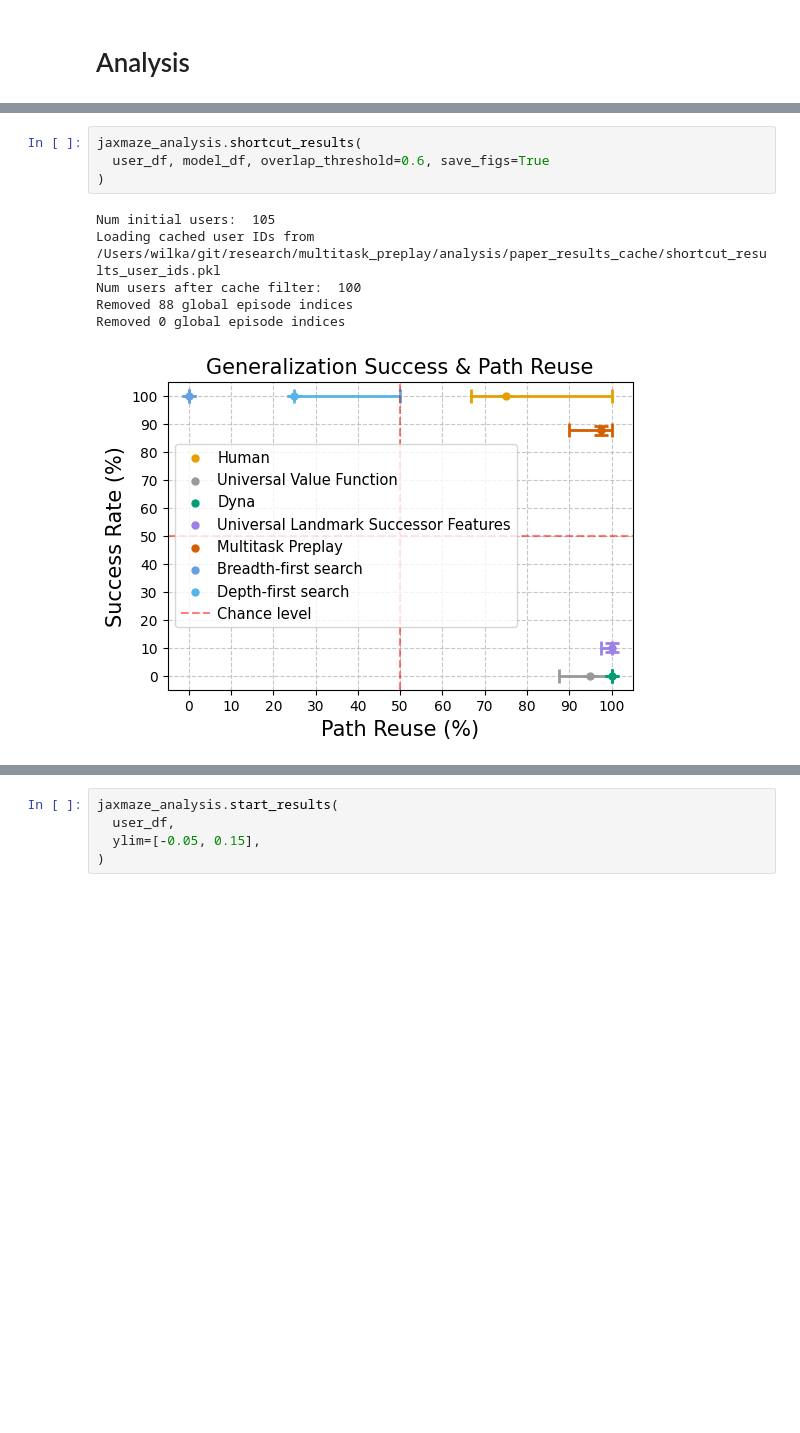
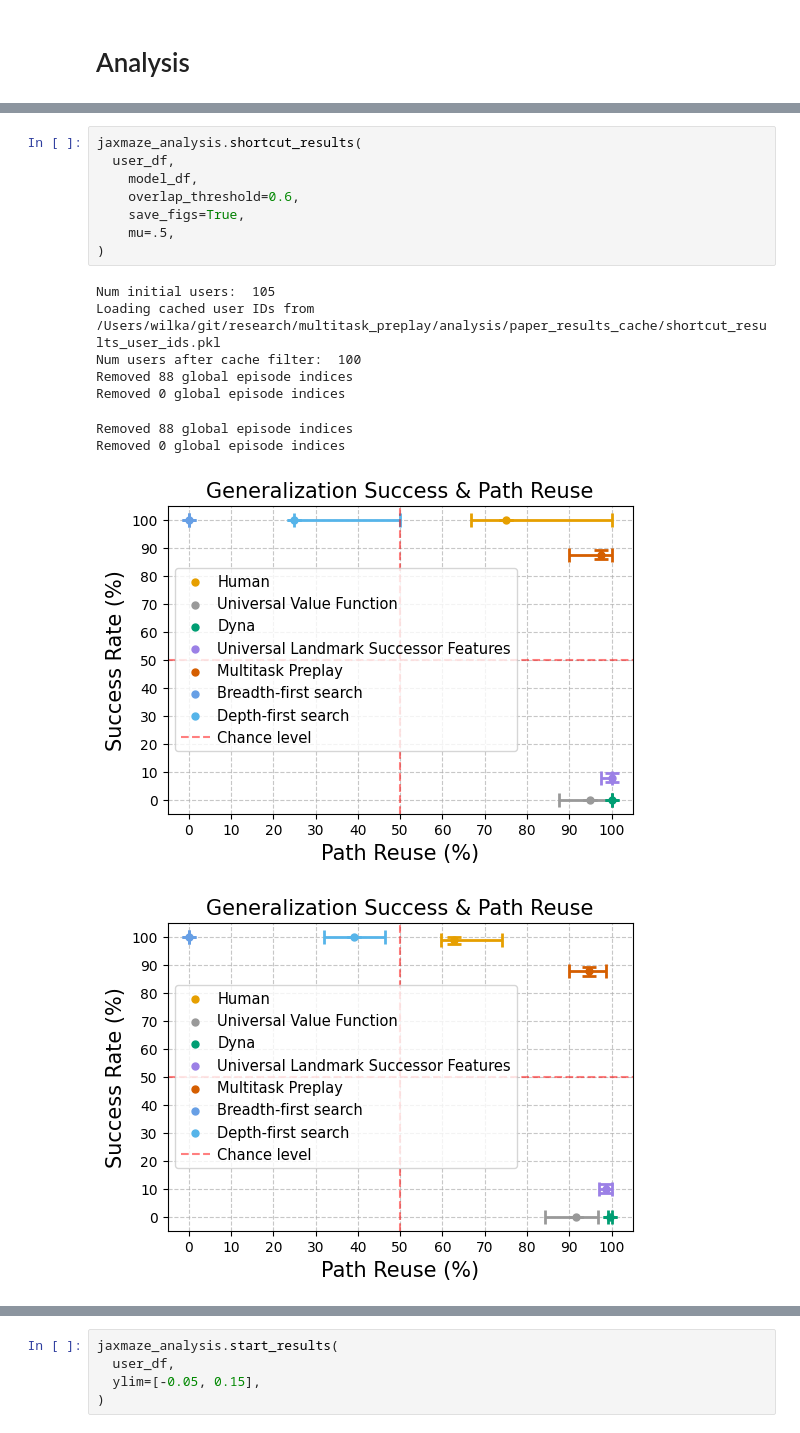
Before and after one commit to wcarvalho/multitask_preplay, a Jupyter notebook: figures/jaxmaze_results.ipynb, the cells around one changed output, grey strips where cells are left out. Drawn from its saved outputs; the diff is of its cells as text; blank space fills up the shorter version.

```diff
--- a/figures/jaxmaze_results.ipynb
+++ b/figures/jaxmaze_results.ipynb
@@ -121,11 +124,18 @@ n reuse: 77
 # %%
 jaxmaze_analysis.shortcut_results(
-  user_df, model_df, overlap_threshold=0.6, save_figs=True
+  user_df,
+    model_df,
+    overlap_threshold=0.6,
+    save_figs=True,
+    mu=.5,
 )
 # %% [output]
 Num initial users:  105
 Loading cached user IDs from /Users/wilka/git/research/multitask_preplay/analysis/paper_results_cache/shortcut_results_user_ids.pkl
 Num users after cache filter:  100
 Removed 88 global episode indices
 Removed 0 global episode indices
+Removed 88 global episode indices
+Removed 0 global episode indices
-[figure, old version]
+[figure, new version]
+[figure, added]
```
Also changed, not shown: parts of 6 cells of this notebook, 35 other files.
